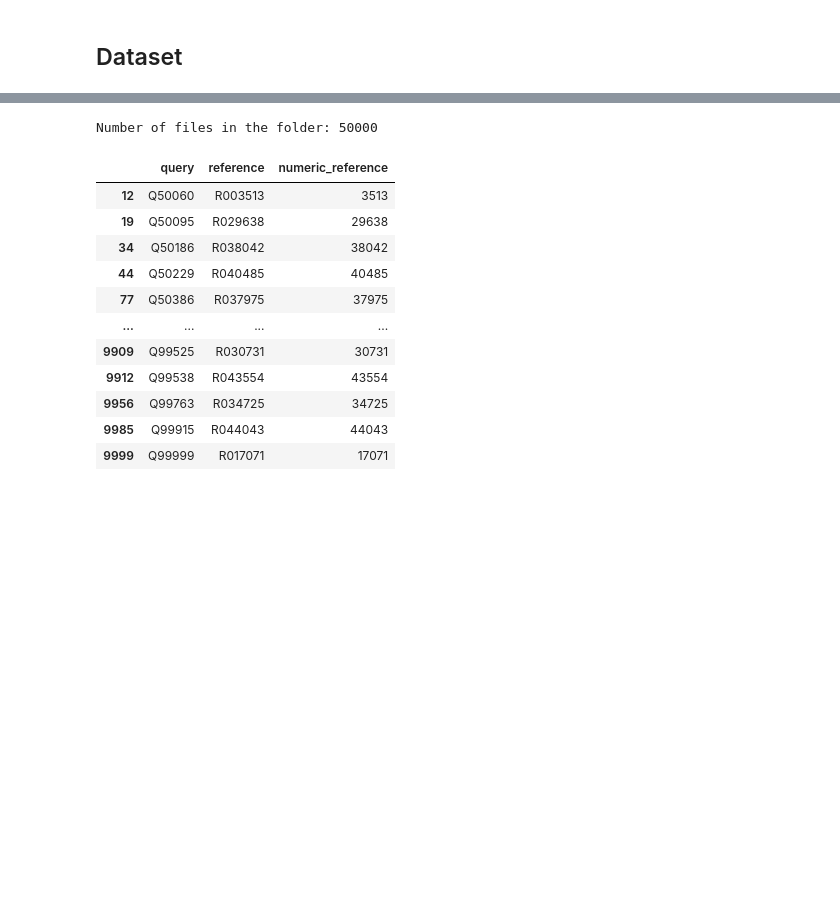
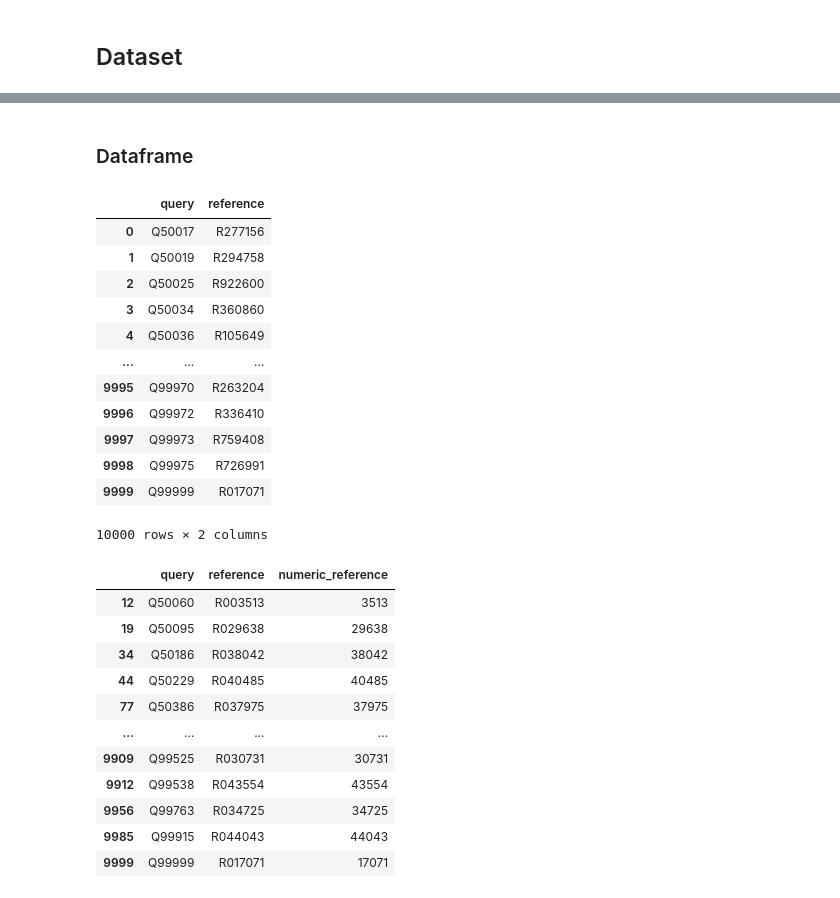
Before and after one commit to robosun78/20242R0136COSE47402, a Jupyter notebook: FinalProject/Final_proejct_2022320027.ipynb, the cells around one changed output, grey strips where cells are left out. Cells and saved outputs as stored; diff of their text form; code cells hidden in the pictures; blank space fills up the shorter version.

```diff
--- a/FinalProject/Final_proejct_2022320027.ipynb
+++ b/FinalProject/Final_proejct_2022320027.ipynb
@@ -94 +117,3 @@ KeyboardInterrupt:
+# %% [markdown]
+### Dataframe
 # %%
@@ -103,12 +126,21 @@ data_df = pd.DataFrame({
+# %%
+data_df
+# %% [output]
+|  | query | reference |
+| 0 | Q50017 | R277156 |
+| 1 | Q50019 | R294758 |
+| 2 | Q50025 | R922600 |
+| 3 | Q50034 | R360860 |
+| 4 | Q50036 | R105649 |
+| ... | ... | ... |
+| 9995 | Q99970 | R263204 |
+| 9996 | Q99972 | R336410 |
+| 9997 | Q99973 | R759408 |
+| 9998 | Q99975 | R726991 |
+| 9999 | Q99999 | R017071 |
+10000 rows × 2 columns
 # %%
-import os
 query_folder_path = "/root/.cache/kagglehub/datasets/hmendonca/disc21/versions/4/final_queries/images/final_queries"
 reference_folder_path = "/root/.cache/kagglehub/datasets/hmendonca/disc21/versions/4/references_0/images/references"
-# 파일 개수 세기
-file_count = len([file for file in os.listdir(reference_folder_path) if os.path.isfile(os.path.join(reference_folder_path, file))])
-
-print(f"Number of files in the folder: {file_count}")
-# %% [output]
-Number of files in the folder: 50000
 # %%
 data_df['numeric_reference'] = data_df['reference'].str.extract(r'R(\d+)').astype(int)
```
Also changed, not shown: parts of 84 cells of this notebook, 3 other files.
